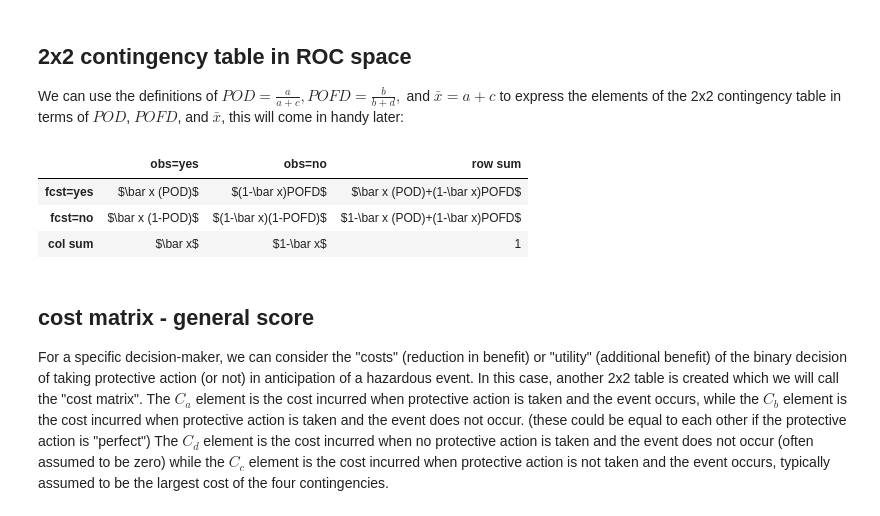
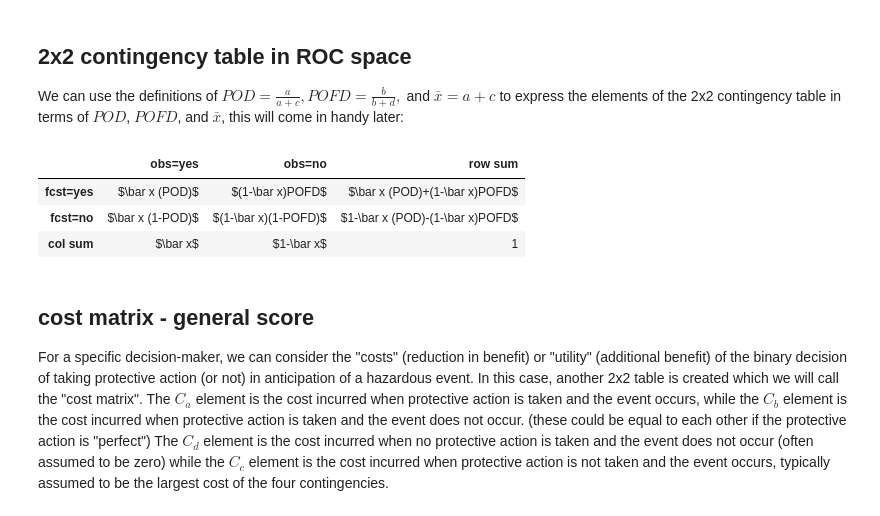
Before and after one commit to baldwin-ou/verification, a Jupyter notebook: intro_cost_value.ipynb, the cells around one changed output. Saved outputs shown, nothing was run; the diff lists cells and outputs as text; code cells hidden in the pictures.

```diff
--- a/intro_cost_value.ipynb
+++ b/intro_cost_value.ipynb
@@ -31,11 +31,11 @@ pd.DataFrame(data=np.array([['a','b','a+b'],['c','d','c+d'],['a+c','b+d','1']]),
 We can use the definitions of $POD=\frac{a}{a+c},POFD=\frac{b}{b+d},$ and $\bar x = a+c$ to express the elements of the 2x2 contingency table in terms of $POD$, $POFD$, and $\bar x$, this will come in handy later:
 # %%
 # generic 2x2 contingency table in terms of POD, POFD, and base rate
-pd.DataFrame(data=np.array([[r'$\bar x (POD)$',r'$(1-\bar x)POFD$',r'$\bar x (POD)+(1-\bar x)POFD$'],[r'$\bar x (1-POD)$',r'$(1-\bar x)(1-POFD)$',r'$1-\bar x (POD)+(1-\bar x)POFD$'],[r'$\bar x$',r'$1-\bar x$','1']]),index=['fcst=yes','fcst=no','col sum'],columns=['obs=yes','obs=no','row sum'])
+pd.DataFrame(data=np.array([[r'$\bar x (POD)$',r'$(1-\bar x)POFD$',r'$\bar x (POD)+(1-\bar x)POFD$'],[r'$\bar x (1-POD)$',r'$(1-\bar x)(1-POFD)$',r'$1-\bar x (POD)-(1-\bar x)POFD$'],[r'$\bar x$',r'$1-\bar x$','1']]),index=['fcst=yes','fcst=no','col sum'],columns=['obs=yes','obs=no','row sum'])
 # %% [output]
 |  | obs=yes | obs=no | row sum |
 | fcst=yes | $\bar x (POD)$ | $(1-\bar x)POFD$ | $\bar x (POD)+(1-\bar x)POFD$ |
-| fcst=no | $\bar x (1-POD)$ | $(1-\bar x)(1-POFD)$ | $1-\bar x (POD)+(1-\bar x)POFD$ |
+| fcst=no | $\bar x (1-POD)$ | $(1-\bar x)(1-POFD)$ | $1-\bar x (POD)-(1-\bar x)POFD$ |
 | col sum | $\bar x$ | $1-\bar x$ | 1 |
 # %% [markdown]
 ## cost matrix - general score
```
Also changed, not shown: 1 other file.
